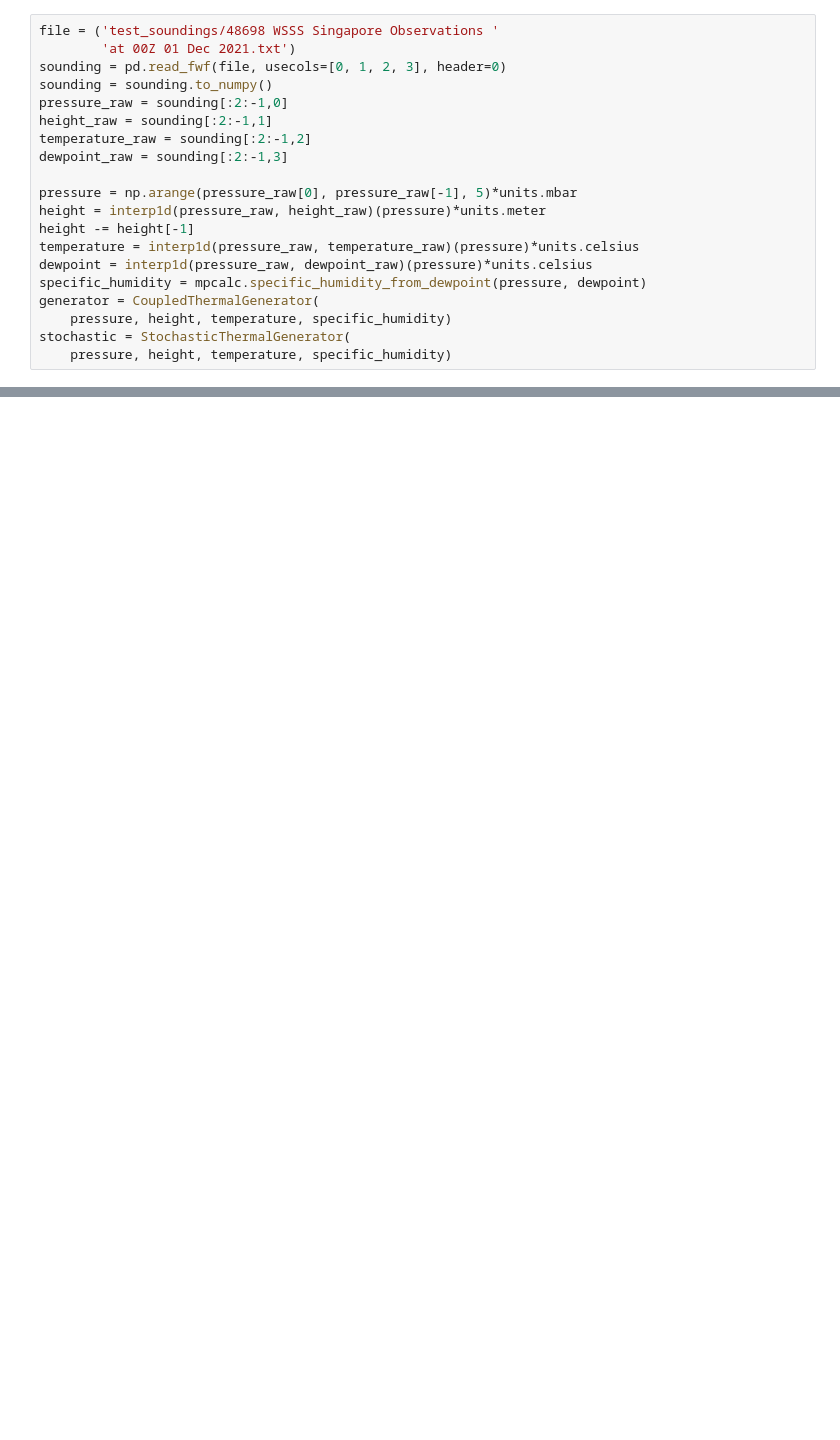
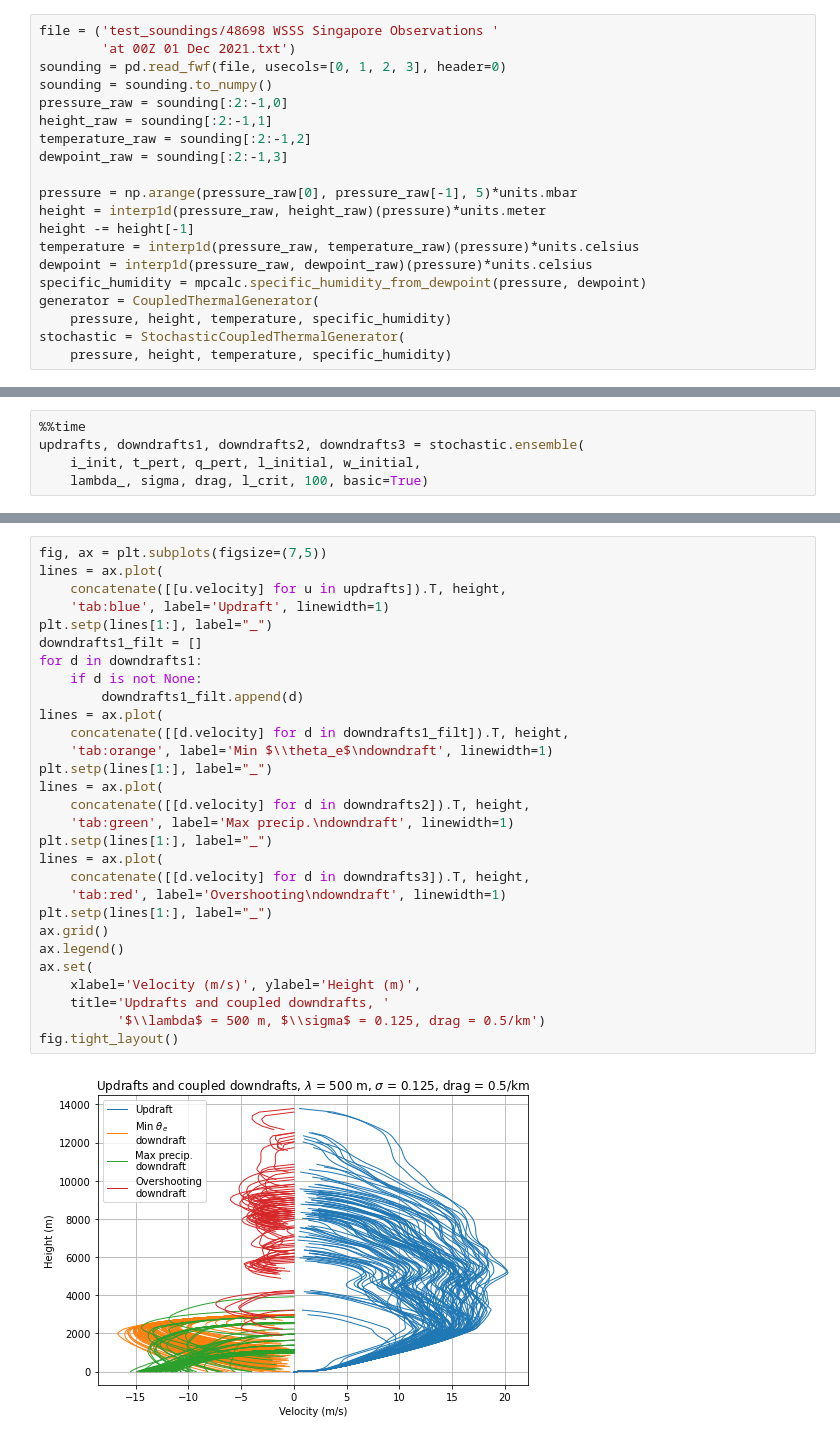
Before and after one commit to tschanzer/convection-scheme, a Jupyter notebook: notebooks/stochastic_ensembles.ipynb, the cells around one changed output, grey strips where cells are left out. Drawn from its saved outputs; the diff is of its cells as text; blank space fills up the shorter version.

Commit message:
Implement Romps-Kuang stochastic parcel model

```diff
--- a/notebooks/stochastic_ensembles.ipynb
+++ b/notebooks/stochastic_ensembles.ipynb
@@ -33,7 +38,7 @@ dewpoint = interp1d(pressure_raw, dewpoint_raw)(pressure)*units.celsius
 specific_humidity = mpcalc.specific_humidity_from_dewpoint(pressure, dewpoint)
 generator = CoupledThermalGenerator(
     pressure, height, temperature, specific_humidity)
-stochastic = StochasticThermalGenerator(
+stochastic = StochasticCoupledThermalGenerator(
     pressure, height, temperature, specific_humidity)
 # %% [markdown]
 ## Standard parcel model with random constant entrainment rate
@@ -132,0 +132,5 @@ Wall time: 1.51 s
+# %%
+%%time
+updrafts, downdrafts1, downdrafts2, downdrafts3 = stochastic.ensemble(
+    i_init, t_pert, q_pert, l_initial, w_initial,
+    lambda_, sigma, drag, l_crit, 100, basic=True)
@@ -132,0 +141,31 @@ Wall time: 1.51 s
+# %%
+fig, ax = plt.subplots(figsize=(7,5))
+lines = ax.plot(
+    concatenate([[u.velocity] for u in updrafts]).T, height,
+    'tab:blue', label='Updraft', linewidth=1)
+plt.setp(lines[1:], label="_")
+downdrafts1_filt = []
+for d in downdrafts1:
+    if d is not None:
+        downdrafts1_filt.append(d)
+lines = ax.plot(
+    concatenate([[d.velocity] for d in downdrafts1_filt]).T, height,
+    'tab:orange', label='Min $\\theta_e$\ndowndraft', linewidth=1)
+plt.setp(lines[1:], label="_")
+lines = ax.plot(
+    concatenate([[d.velocity] for d in downdrafts2]).T, height,
+    'tab:green', label='Max precip.\ndowndraft', linewidth=1)
+plt.setp(lines[1:], label="_")
+lines = ax.plot(
+    concatenate([[d.velocity] for d in downdrafts3]).T, height,
+    'tab:red', label='Overshooting\ndowndraft', linewidth=1)
+plt.setp(lines[1:], label="_")
+ax.grid()
+ax.legend()
+ax.set(
+    xlabel='Velocity (m/s)', ylabel='Height (m)',
+    title='Updrafts and coupled downdrafts, '
+          '$\\lambda$ = 500 m, $\\sigma$ = 0.125, drag = 0.5/km')
+fig.tight_layout()
+# %% [output]
+[figure, added]
```
Also changed, not shown: parts of 12 cells of this notebook, 2 other files.
